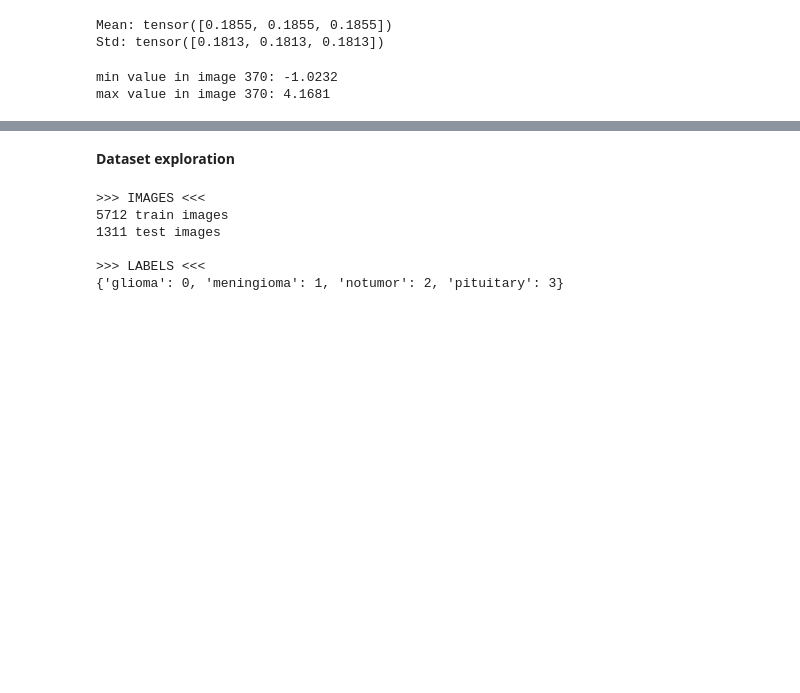
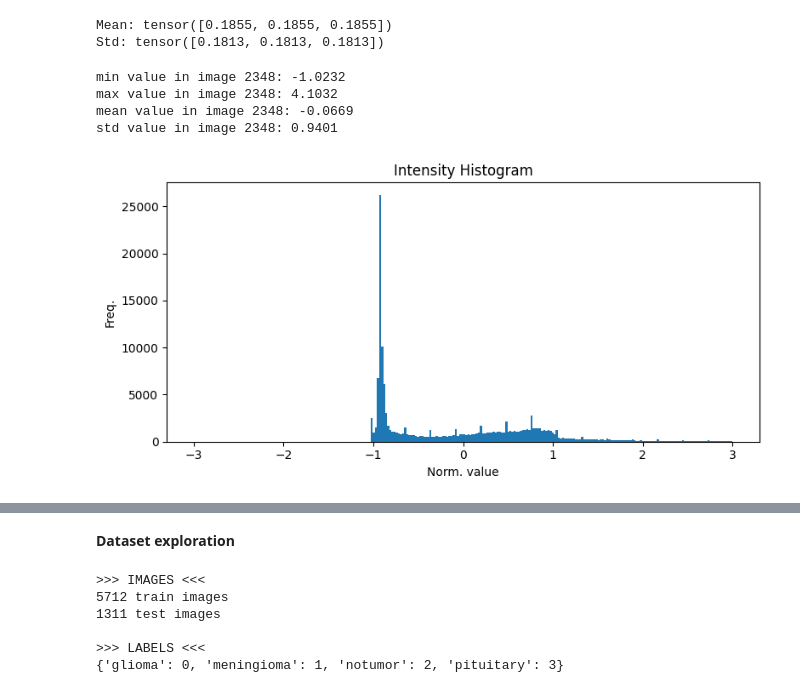
Before and after one commit to marcosolime/break-fix, a Jupyter notebook: sandbox.ipynb, the cells around one changed output, grey strips where cells are left out. Cells and saved outputs as stored; diff of their text form; code cells hidden in the pictures; blank space fills up the shorter version.

Commit message:
pattern detect train test

```diff
--- a/sandbox.ipynb
+++ b/sandbox.ipynb
@@ -107,10 +83,25 @@ test_dataset = datasets.ImageFolder(root=f'{dataset_folder}/Testing', transform=
 
 train_loader = DataLoader(train_dataset, batch_size=8, shuffle=True, num_workers=1)
 test_loader = DataLoader(test_dataset, batch_size=8, shuffle=True, num_workers=1)
-# %%
-idx = np.random.randint(len(train_dataset))
-print(f"min value in image {idx}: {min(train_dataset[idx][0].flatten()).item():.4f}")
-print(f"max value in image {idx}: {max(train_dataset[idx][0].flatten()).item():.4f}")
-# %% [output]
-min value in image 370: -1.0232
-max value in image 370: 4.1681
+# %%
+idx = np.random.randint(len(train_dataset))
+flat_img = train_dataset[idx][0].flatten()
+
+print(f"min value in image {idx}: {min(flat_img).item():.4f}")
+print(f"max value in image {idx}: {max(flat_img).item():.4f}")
+print(f"mean value in image {idx}: {torch.mean(flat_img).item():.4f}")
+print(f"std value in image {idx}: {torch.std(flat_img).item():.4f}")
+
+plt.figure(figsize=[8,4])
+plt.hist(flat_img, bins=256, range=(-3, +3))
+plt.title("Intensity Histogram")
+plt.xlabel("Norm. value")
+plt.ylabel("Freq.")
+plt.tight_layout()
+plt.show()
+# %% [output]
+min value in image 2348: -1.0232
+max value in image 2348: 4.1032
+mean value in image 2348: -0.0669
+std value in image 2348: 0.9401
+[figure, added]
```
Also changed, not shown: parts of 44 cells of this notebook, 1 other file.
